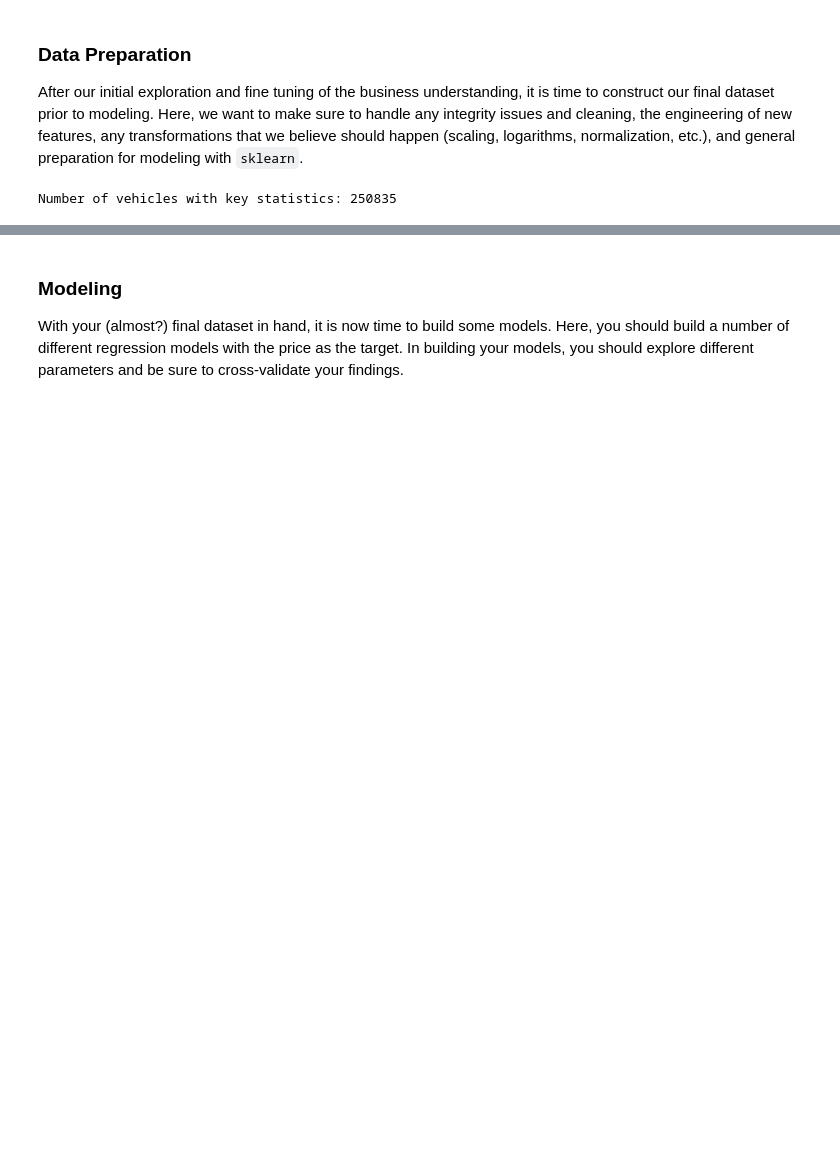
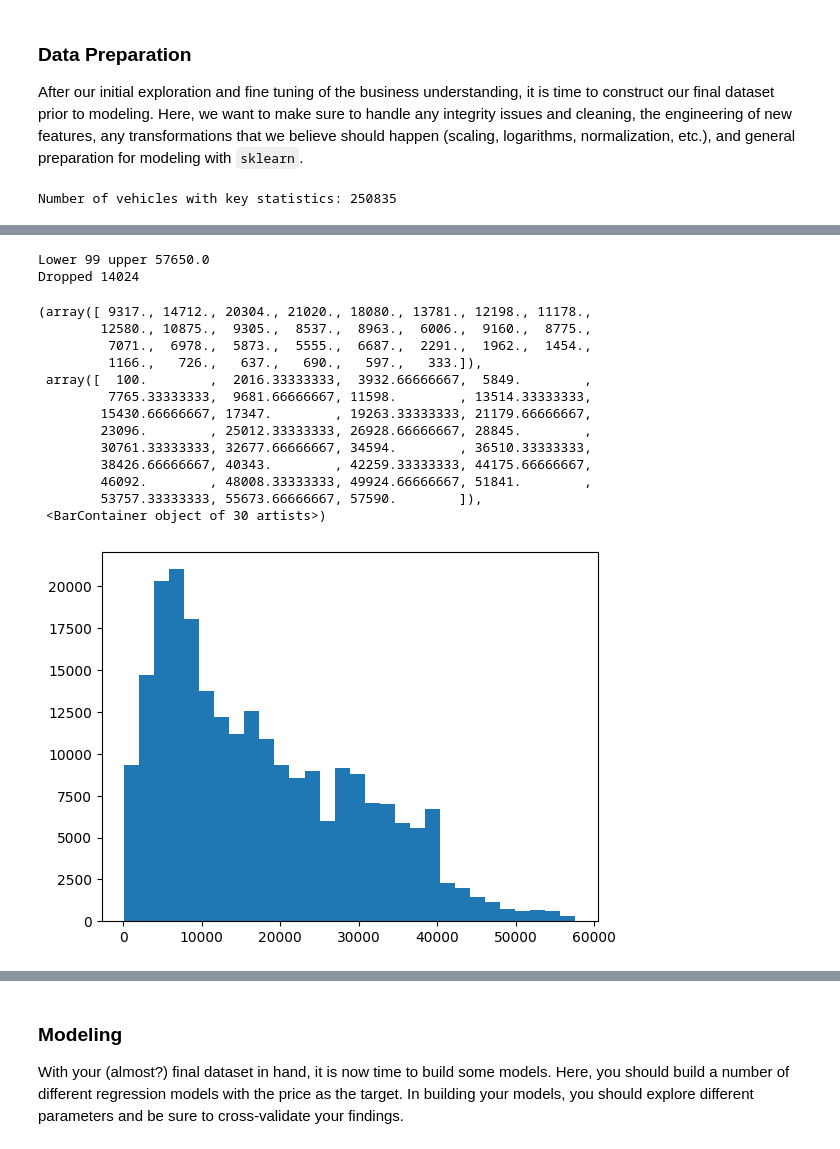
Before and after one commit to caller9/berkeley_ai_cert_module_11, a Jupyter notebook: practical_application_2.ipynb, the cells around one changed output, grey strips where cells are left out. Cells and saved outputs as stored; diff of their text form; code cells hidden in the pictures; blank space fills up the shorter version.

```diff
--- a/practical_application_2.ipynb
+++ b/practical_application_2.ipynb
@@ -136,7 +136,7 @@ print(f"Number of vehicles with key statistics: {vehicles.shape[0]}")
 Number of vehicles with key statistics: 250835
 # %%
 # We can drop several columns with high cardinality or low quality.
-vehicles.drop(['VIN', 'model', 'size'],axis = 1, inplace=True)
+vehicles.drop(['VIN', 'model', 'size', 'region'],axis = 1, inplace=True)
 # %%
 # Fill in the missing values for cylinders, manufacturer, etc.
 # Some of these already had an "other" value so we use that instead of unknown.
@@ -169,0 +150,30 @@ memory usage: 30.6+ MB
+# %%
+# Drop prices more than 1.5 IQR and less than 100 as outliers
+first_quartile = vehicles['price'].quantile(0.25)
+third_quartile = vehicles['price'].quantile(0.75)
+iqr = third_quartile - first_quartile
+lower = max(first_quartile - 1.5 * iqr, 99)
+upper = third_quartile + 1.5 * iqr
+print(f"Lower {lower} upper {upper}")
+vehicles_cleaned = vehicles[(vehicles['price'] > lower) & (vehicles['price'] < upper)]
+print(f"Dropped {vehicles.shape[0] - vehicles_cleaned.shape[0]}")
+# %% [output]
+Lower 99 upper 57650.0
+Dropped 14024
+# %%
+plt.hist(vehicles_cleaned['price'], bins=30)
+# %% [output]
+(array([ 9317., 14712., 20304., 21020., 18080., 13781., 12198., 11178.,
+        12580., 10875.,  9305.,  8537.,  8963.,  6006.,  9160.,  8775.,
+         7071.,  6978.,  5873.,  5555.,  6687.,  2291.,  1962.,  1454.,
+         1166.,   726.,   637.,   690.,   597.,   333.]),
+ array([  100.        ,  2016.33333333,  3932.66666667,  5849.        ,
+         7765.33333333,  9681.66666667, 11598.        , 13514.33333333,
+        15430.66666667, 17347.        , 19263.33333333, 21179.66666667,
+        23096.        , 25012.33333333, 26928.66666667, 28845.        ,
+        30761.33333333, 32677.66666667, 34594.        , 36510.33333333,
+        38426.66666667, 40343.        , 42259.33333333, 44175.66666667,
+        46092.        , 48008.33333333, 49924.66666667, 51841.        ,
+        53757.33333333, 55673.66666667, 57590.        ]),
+ <BarContainer object of 30 artists>)
+[figure, added]
```
Also changed, not shown: parts of 5 cells of this notebook.
